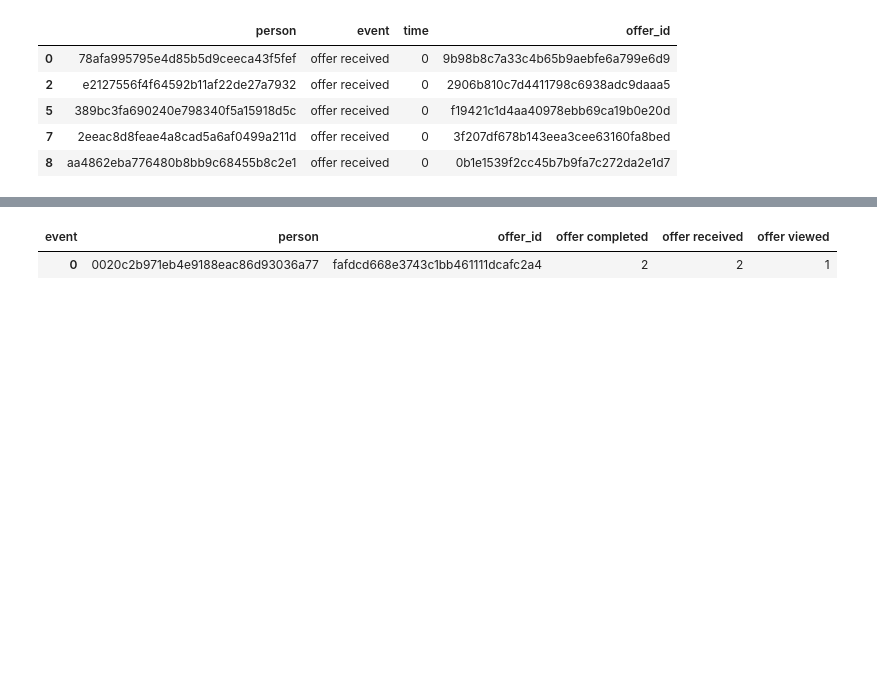
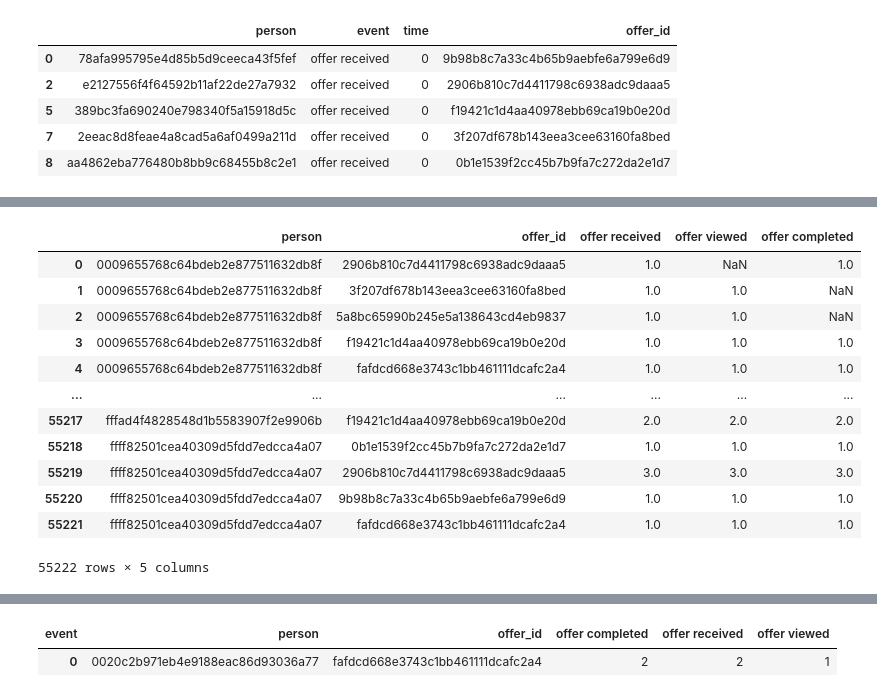
Before and after one commit to Haroldg94/Udacity-Machine-Learning-Engineer-Nanodegree, a Jupyter notebook: Capstone_project.ipynb, the cells around one changed output, grey strips where cells are left out. Saved outputs shown, nothing was run; the diff lists cells and outputs as text; code cells hidden in the pictures; blank space fills up the shorter version.

```diff
--- a/Capstone_project.ipynb
+++ b/Capstone_project.ipynb
@@ -441,0 +405,24 @@ test_df_filtrado
+# %%
+# Making a pivot table to get the number of times the same offer was received, viewed and completed by each person
+pivot_offer_count_df = pd.pivot_table(data=offer_events_df,
+                                index=['person','offer_id'],
+                                columns=['event'],
+                                values='time',
+                                aggfunc = 'count'
+                               ).rename_axis(None, axis = 'columns').reset_index()
+pivot_offer_count_df = pivot_offer_count_df[['person','offer_id','offer received','offer viewed', 'offer completed']]
+pivot_offer_count_df
+# %% [output]
+|  | person | offer_id | offer received | offer viewed | offer completed |
+| 0 | 0009655768c64bdeb2e877511632db8f | 2906b810c7d4411798c6938adc9daaa5 | 1.0 | NaN | 1.0 |
+| 1 | 0009655768c64bdeb2e877511632db8f | 3f207df678b143eea3cee63160fa8bed | 1.0 | 1.0 | NaN |
+| 2 | 0009655768c64bdeb2e877511632db8f | 5a8bc65990b245e5a138643cd4eb9837 | 1.0 | 1.0 | NaN |
+| 3 | 0009655768c64bdeb2e877511632db8f | f19421c1d4aa40978ebb69ca19b0e20d | 1.0 | 1.0 | 1.0 |
+| 4 | 0009655768c64bdeb2e877511632db8f | fafdcd668e3743c1bb461111dcafc2a4 | 1.0 | 1.0 | 1.0 |
+| ... | ... | ... | ... | ... | ... |
+| 55217 | fffad4f4828548d1b5583907f2e9906b | f19421c1d4aa40978ebb69ca19b0e20d | 2.0 | 2.0 | 2.0 |
+| 55218 | ffff82501cea40309d5fdd7edcca4a07 | 0b1e1539f2cc45b7b9fa7c272da2e1d7 | 1.0 | 1.0 | 1.0 |
+| 55219 | ffff82501cea40309d5fdd7edcca4a07 | 2906b810c7d4411798c6938adc9daaa5 | 3.0 | 3.0 | 3.0 |
+| 55220 | ffff82501cea40309d5fdd7edcca4a07 | 9b98b8c7a33c4b65b9aebfe6a799e6d9 | 1.0 | 1.0 | 1.0 |
+| 55221 | ffff82501cea40309d5fdd7edcca4a07 | fafdcd668e3743c1bb461111dcafc2a4 | 1.0 | 1.0 | 1.0 |
+55222 rows × 5 columns
```
Also changed, not shown: parts of 22 cells of this notebook, 1 other file.
